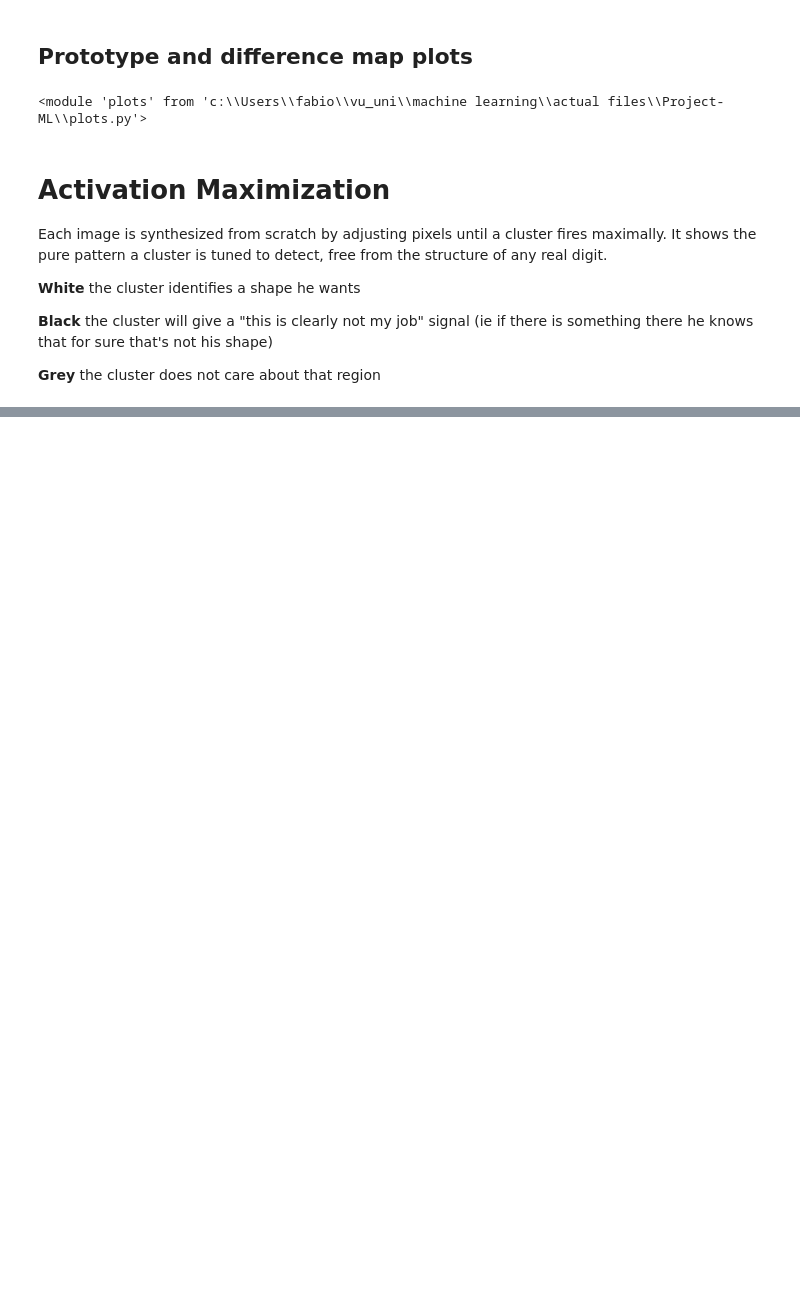
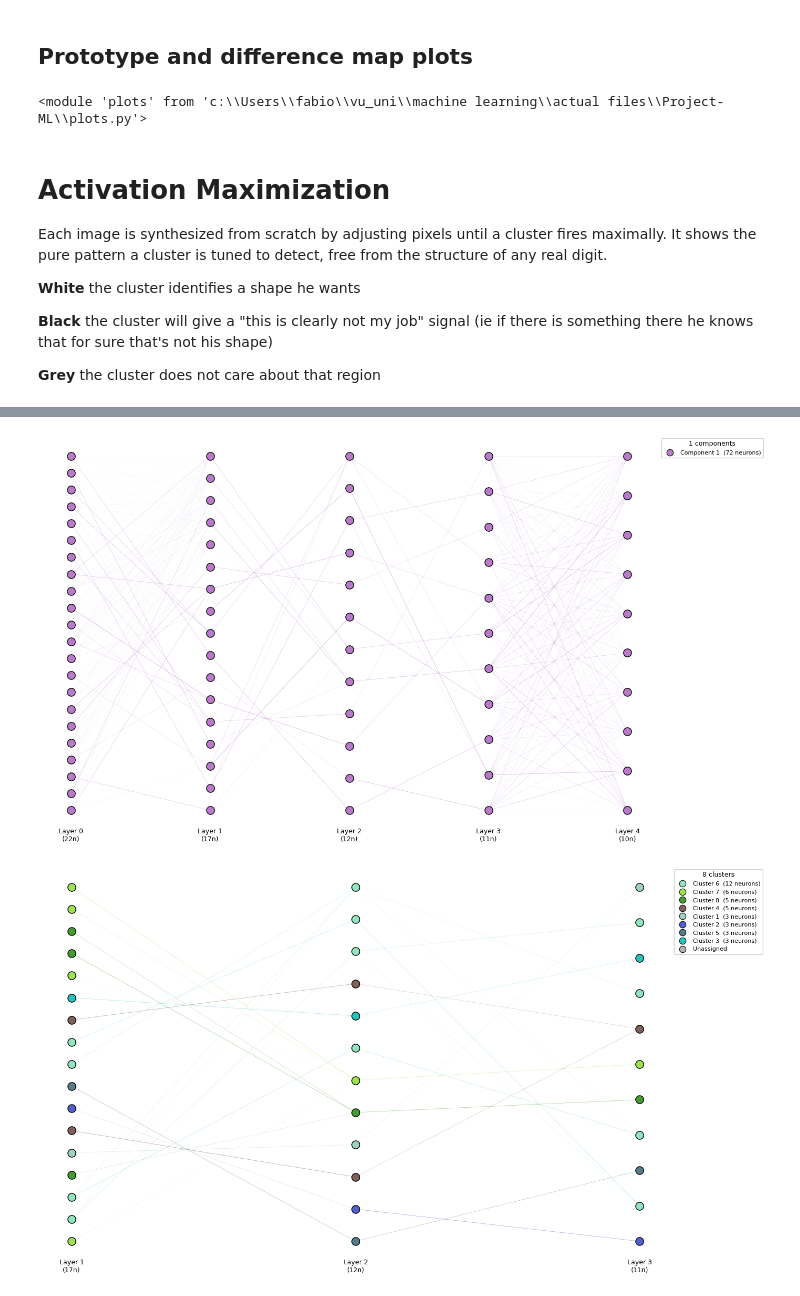
Before and after one commit to Iwe-Coumou/Project-ML, a Jupyter notebook: analysis.ipynb, the cells around one changed output, grey strips where cells are left out. Drawn from its saved outputs; the diff is of its cells as text; code cells hidden in the pictures; blank space fills up the shorter version.

```diff
--- a/analysis.ipynb
+++ b/analysis.ipynb
@@ -209,10 +229,11 @@ network_map.draw_network_interactive(final_model, mode='clusters',
                                      ignore_layers=[0, 4])
 
 # Static — connected components
-network_map.draw_network(final_model, ignore_layers=[0, 4])
+network_map.draw_network(final_model)
 
 # Static — clusters
 network_map.draw_network(final_model, mode='clusters',
                          cluster_map=cluster_map,
                          layer_mapping=layer_mapping,
                          ignore_layers=[0, 4])
+# %% [output]
@@ -218,0 +241,2 @@ network_map.draw_network(final_model, mode='clusters',
+[figure, added]
+[figure, added]
```
Also changed, not shown: parts of 10 cells of this notebook, 4 other files.
